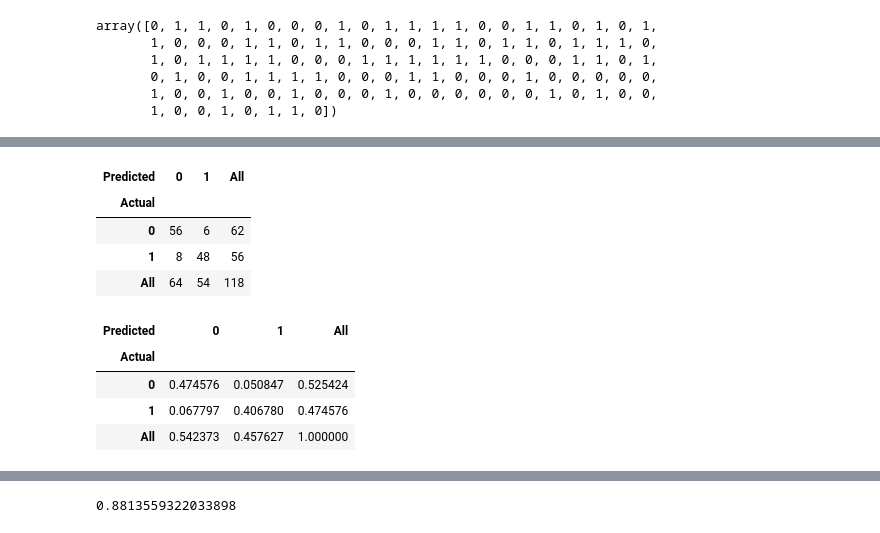
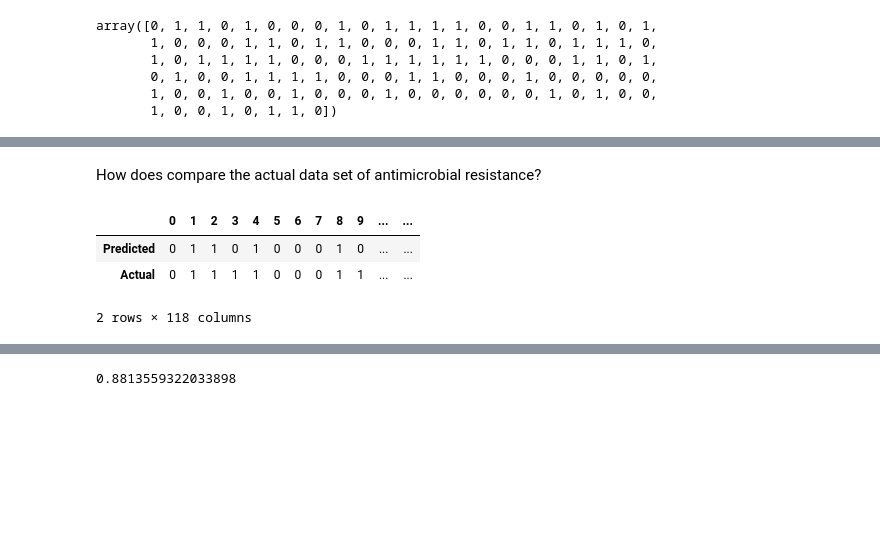
Before and after one commit to aarcher07/Predictive-Modeling-with-scikit-learn, a Jupyter notebook: 03_Model_Evaluation_ScikitLearn_with_Naive_Bayes_Classifier.ipynb, the cells around one changed output, grey strips where cells are left out. Drawn from its saved outputs; the diff is of its cells as text; code cells hidden in the pictures; blank space fills up the shorter version.

```diff
--- a/03_Model_Evaluation_ScikitLearn_with_Naive_Bayes_Classifier.ipynb
+++ b/03_Model_Evaluation_ScikitLearn_with_Naive_Bayes_Classifier.ipynb
@@ -110,19 +122,10 @@ A confusion matrix is a means of tabulating correct and incorrect predicted valu
-# %%
-actual = pd.Series(gNB.predict(test_set), name='Actual')
-predicted = pd.Series(Y_test_set.values.ravel(), name='Predicted')
-df_confusion = pd.crosstab(actual, predicted,margins=True)
-df_confusion
-# %% [output]
-| Predicted | 0 | 1 | All |
-| Actual |  |  |  |
-| 0 | 56 | 6 | 62 |
-| 1 | 8 | 48 | 56 |
-| All | 64 | 54 | 118 |
-# %%
-df_confusion/df_confusion.iloc[2,2]
-# %% [output]
-| Predicted | 0 | 1 | All |
-| Actual |  |  |  |
-| 0 | 0.474576 | 0.050847 | 0.525424 |
-| 1 | 0.067797 | 0.406780 | 0.474576 |
-| All | 0.542373 | 0.457627 | 1.000000 |
+# %% [markdown]
+How does compare the actual data set of antimicrobial resistance?
+# %%
+pd.DataFrame([gNB.predict(test_set),Y_test_set.values.ravel()],
+             columns=range(0,len(Y_test_set)),index=['Predicted','Actual'])
+# %% [output]
+|  | 0 | 1 | 2 | 3 | 4 | 5 | 6 | 7 | 8 | 9 | ... | ... |
+| Predicted | 0 | 1 | 1 | 0 | 1 | 0 | 0 | 0 | 1 | 0 | ... | ... |
+| Actual | 0 | 1 | 1 | 1 | 1 | 0 | 0 | 0 | 1 | 1 | ... | ... |
+2 rows × 118 columns
```
Also changed, not shown: parts of 27 cells of this notebook, 1 other file.
